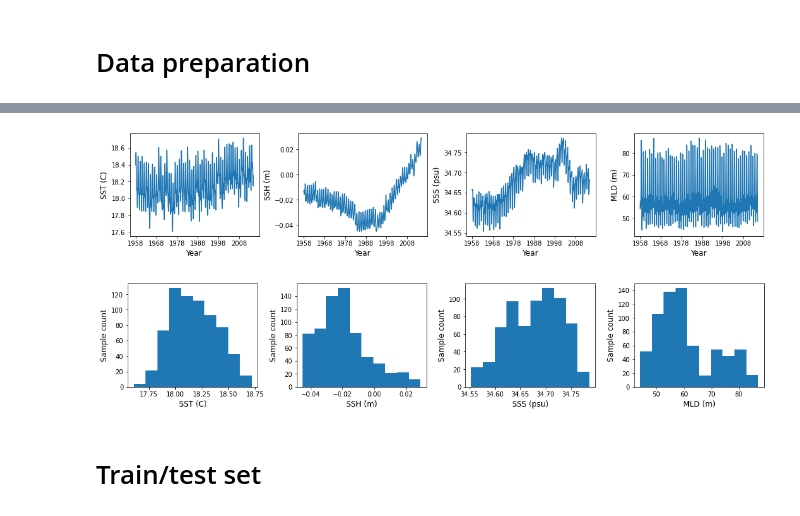
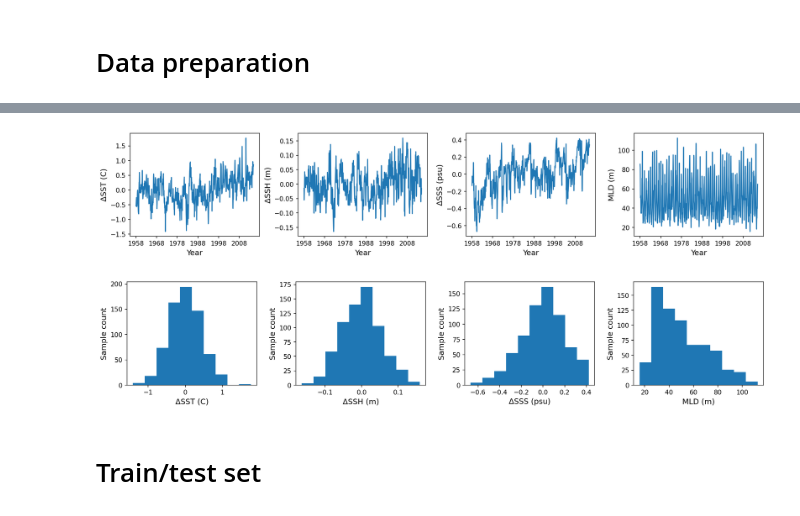
Before and after one commit to Yiyu-Zheng/MLinATS-HW, a Jupyter notebook: HW1/HW1-RandomForest.ipynb, the cells around one changed output, grey strips where cells are left out. Saved outputs shown, nothing was run; the diff lists cells and outputs as text; code cells hidden in the pictures.

```diff
--- a/HW1/HW1-RandomForest.ipynb
+++ b/HW1/HW1-RandomForest.ipynb
@@ -97,46 +138,46 @@ gs = gridspec.GridSpec(1, 4, figure=fig)
 for j in np.arange(0,4):
     axs[j] = plt.subplot(gs[j])
     axs[j].set_xlabel('Year')
-    axs[j].set_xticks(np.arange(0,len(Osst_GM),120), np.arange(1958,2014,10))
+    axs[j].set_xticks(np.arange(0,len(ORA_SST[:,ilat,ilon]),120), np.arange(1958,2014,10))
 
-axs[0].set_ylabel('SST (C)')
-axs[1].set_ylabel('SSH (m)')
-axs[2].set_ylabel('SSS (psu)')
+axs[0].set_ylabel('\u0394SST (C)')
+axs[1].set_ylabel('\u0394SSH (m)')
+axs[2].set_ylabel('\u0394SSS (psu)')
 axs[3].set_ylabel('MLD (m)')
 
-axs[0].plot(Osst_GM)
-axs[1].plot(Ossh_GM)
-axs[2].plot(Osss_GM)
-axs[3].plot(Omld_GM)
+axs[0].plot(OSST_a)
+axs[1].plot(OSSH_a)
+axs[2].plot(OSSS_a)
+axs[3].plot(ORA_MLD[:,ilat,ilon])
 
 fig.subplots_adjust(wspace=0.3)
 
 # plt.savefig('./storyline/Fig3.pdf', bbox_inches='tight')
 plt.show()
 # %% [output]
-[figure, old version]
+[figure, new version]
 # %%
 # check timeseries distribution
 fig, axs = plt.subplots(ncols=4, nrows=1, figsize=(18,3))
 gs = gridspec.GridSpec(1, 4, figure=fig)
 
 for j in np.arange(0,4):
     axs[j] = plt.subplot(gs[j])
     axs[j].set_ylabel('Sample count')
 
-axs[0].set_xlabel('SST (C)')
-axs[1].set_xlabel('SSH (m)')
-axs[2].set_xlabel('SSS (psu)')
+axs[0].set_xlabel('\u0394SST (C)')
+axs[1].set_xlabel('\u0394SSH (m)')
+axs[2].set_xlabel('\u0394SSS (psu)')
 axs[3].set_xlabel('MLD (m)')
 
-axs[0].hist(Osst_GM)
-axs[1].hist(Ossh_GM)
-axs[2].hist(Osss_GM)
-axs[3].hist(Omld_GM)
+axs[0].hist(OSST_a)
+axs[1].hist(OSSH_a)
+axs[2].hist(OSSS_a)
+axs[3].hist(ORA_MLD[:,ilat,ilon])
 
 fig.subplots_adjust(wspace=0.3)
 plt.show()
 # %% [output]
-[figure, old version]
+[figure, new version]
 # %%
 # predictors and predictand
```
Also changed, not shown: parts of 21 cells of this notebook.
